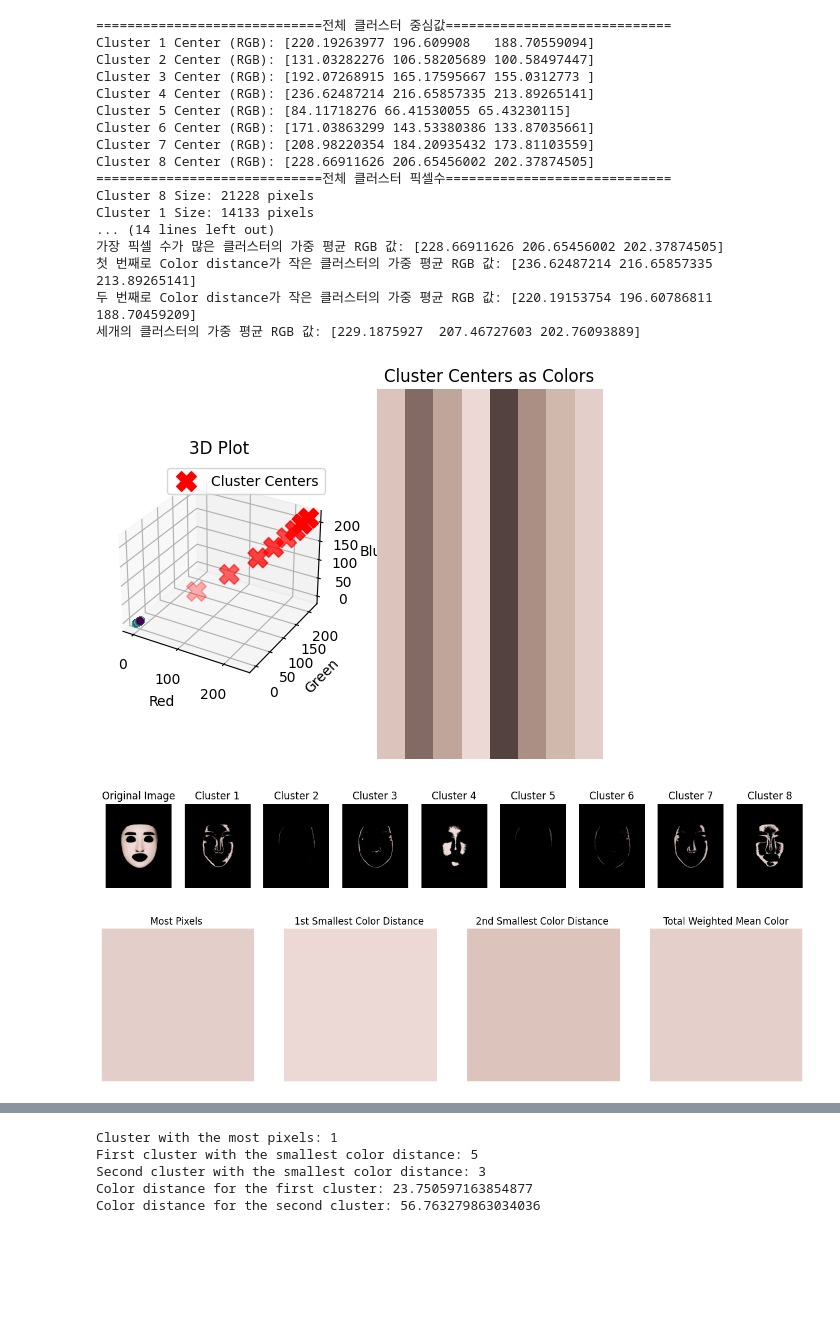
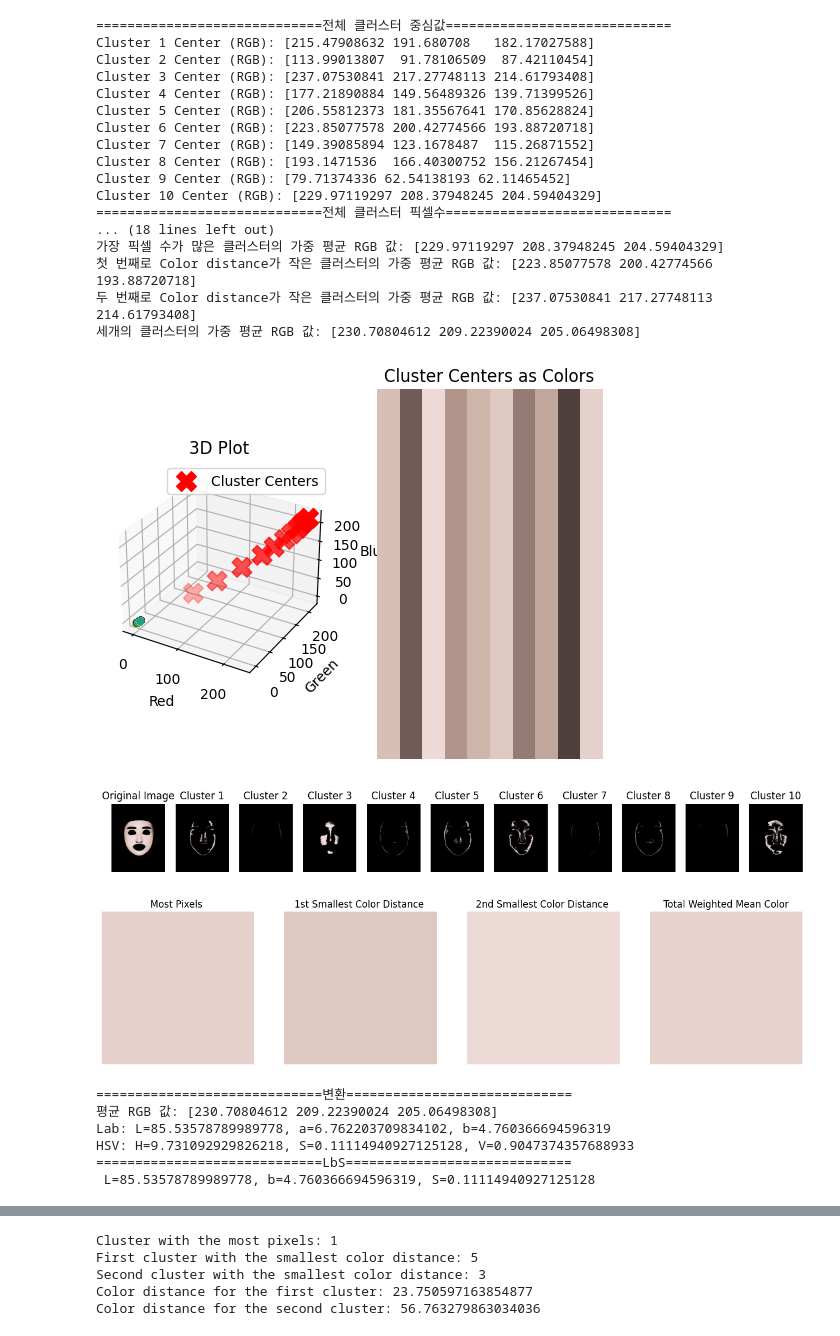
Before and after one commit to suhyun6363/TZA, a Jupyter notebook: sibal_.ipynb, the cells around one changed output, grey strips where cells are left out. Drawn from its saved outputs; the diff is of its cells as text; code cells hidden in the pictures; blank space fills up the shorter version.

```diff
--- a/sibal_.ipynb
+++ b/sibal_.ipynb
@@ -31,6 +31,10 @@ from sklearn.preprocessing import StandardScaler
 from scipy.spatial import distance
 from collections import Counter
 import imageio
+
+from collections import Counter
+from colormath.color_objects import sRGBColor, LabColor, HSVColor
+from colormath.color_conversions import convert_color
 
 # 이미지 로드
 image_path = "/content/facemesh.png"
@@ -47,7 +51,7 @@ scaler = StandardScaler()
 face_data_scaled = scaler.fit_transform(face_data)
 
 # 최적의 k 값으로 k-means 클러스터링 수행
-optimal_k = 8
+optimal_k = 10
 optimal_kmeans = KMeans(n_clusters=optimal_k, random_state=42)
 optimal_cluster_labels = optimal_kmeans.fit_predict(face_data_scaled)
 
@@ -175,52 +179,79 @@ for i in range(optimal_k):
 
 # 결과 색상 출력
 fig, ax = plt.subplots(1, 4, figsize=(16, 4))
 
 ax[0].imshow(most_pixels_rgb_mean_weighted.reshape((1, 1, 3)) / 255)
 ax[0].set_title('Most Pixels ')
 ax[0].axis('off')
 
 ax[1].imshow(selected_cluster_1_rgb_mean_weighted.reshape((1, 1, 3)) / 255)
 ax[1].set_title('1st Smallest Color Distance ')
 ax[1].axis('off')
 
 ax[2].imshow(selected_cluster_2_rgb_mean_weighted.reshape((1, 1, 3)) / 255)
 ax[2].set_title('2nd Smallest Color Distance ')
 ax[2].axis('off')
 
 ax[3].imshow(total_rgb_mean_weighted.reshape((1, 1, 3)) / 255)
 ax[3].set_title('Total Weighted Mean Color')
 ax[3].axis('off')
 
 plt.show()
 
 
+print(f'=============================변환=============================')
+# 평균 RGB 값 출력
+print(f'평균 RGB 값: {total_rgb_mean_weighted}')
 
-plt.show()
+# RGB to Lab conversion
+average_srgb = sRGBColor(total_rgb_mean_weighted[0], total_rgb_mean_weighted[1], total_rgb_mean_weighted[2], is_upscaled=True)
+average_lab = convert_color(average_srgb, LabColor)
+
+# 출력 Lab 값
+print(f'Lab: L={average_lab.lab_l}, a={average_lab.lab_a}, b={average_lab.lab_b}')
+
+# RGB to HSV conversion
+average_hsv = convert_color(average_srgb, HSVColor)
+
+# 출력 HSV 값
+# s, v값은 비율입니당~
+print(f'HSV: H={average_hsv.hsv_h}, S={average_hsv.hsv_s}, V={average_hsv.hsv_v}')
+
+# L, b, S값 출력
+print(f'=============================LbS=============================')
+print(f' L={average_lab.lab_l}, b={average_lab.lab_b}, S={average_hsv.hsv_s}')
+
+
 
 #교수님스미마셍
 #출력결과 클러스터순서대로네요
 # %% [output]
 =============================전체 클러스터 중심값=============================
-Cluster 1 Center (RGB): [220.19263977 196.609908   188.70559094]
-Cluster 2 Center (RGB): [131.03282276 106.58205689 100.58497447]
-Cluster 3 Center (RGB): [192.07268915 165.17595667 155.0312773 ]
-Cluster 4 Center (RGB): [236.62487214 216.65857335 213.89265141]
-Cluster 5 Center (RGB): [84.11718276 66.41530055 65.43230115]
-Cluster 6 Center (RGB): [171.03863299 143.53380386 133.87035661]
-Cluster 7 Center (RGB): [208.98220354 184.20935432 173.81103559]
-Cluster 8 Center (RGB): [228.66911626 206.65456002 202.37874505]
+Cluster 1 Center (RGB): [215.47908632 191.680708   182.17027588]
+Cluster 2 Center (RGB): [113.99013807  91.78106509  87.42110454]
+Cluster 3 Center (RGB): [237.07530841 217.27748113 214.61793408]
+Cluster 4 Center (RGB): [177.21890884 149.56489326 139.71399526]
+Cluster 5 Center (RGB): [206.55812373 181.35567641 170.85628824]
+Cluster 6 Center (RGB): [223.85077578 200.42774566 193.88720718]
+Cluster 7 Center (RGB): [149.39085894 123.1678487  115.26871552]
+Cluster 8 Center (RGB): [193.1471536  166.40300752 156.21267454]
+Cluster 9 Center (RGB): [79.71374336 62.54138193 62.11465452]
+Cluster 10 Center (RGB): [229.97119297 208.37948245 204.59404329]
 =============================전체 클러스터 픽셀수=============================
-Cluster 8 Size: 21228 pixels
-Cluster 1 Size: 14133 pixels
-... (14 lines left out)
-가장 픽셀 수가 많은 클러스터의 가중 평균 RGB 값: [228.66911626 206.65456002 202.37874505]
-첫 번째로 Color distance가 작은 클러스터의 가중 평균 RGB 값: [236.62487214 216.65857335 213.89265141]
-두 번째로 Color distance가 작은 클러스터의 가중 평균 RGB 값: [220.19153754 196.60786811 188.70459209]
-세개의 클러스터의 가중 평균 RGB 값: [229.1875927  207.46727603 202.76093889]
+... (18 lines left out)
+가장 픽셀 수가 많은 클러스터의 가중 평균 RGB 값: [229.97119297 208.37948245 204.59404329]
+첫 번째로 Color distance가 작은 클러스터의 가중 평균 RGB 값: [223.85077578 200.42774566 193.88720718]
+두 번째로 Color distance가 작은 클러스터의 가중 평균 RGB 값: [237.07530841 217.27748113 214.61793408]
+세개의 클러스터의 가중 평균 RGB 값: [230.70804612 209.22390024 205.06498308]
-[figure, old version]
+[figure, new version]
-[figure, old version]
+[figure, new version]
 [figure]
+=============================변환=============================
+평균 RGB 값: [230.70804612 209.22390024 205.06498308]
+Lab: L=85.53578789989778, a=6.762203709834102, b=4.760366694596319
+HSV: H=9.731092929826218, S=0.11114940927125128, V=0.9047374357688933
+=============================LbS=============================
+ L=85.53578789989778, b=4.760366694596319, S=0.11114940927125128
 # %%
 import numpy as np
 import matplotlib.pyplot as plt
```
